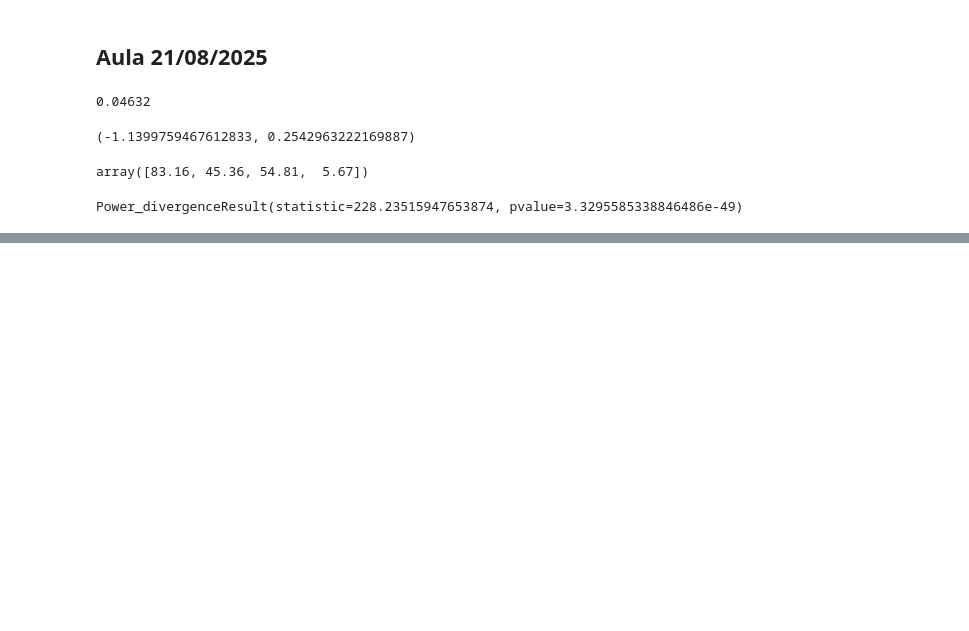
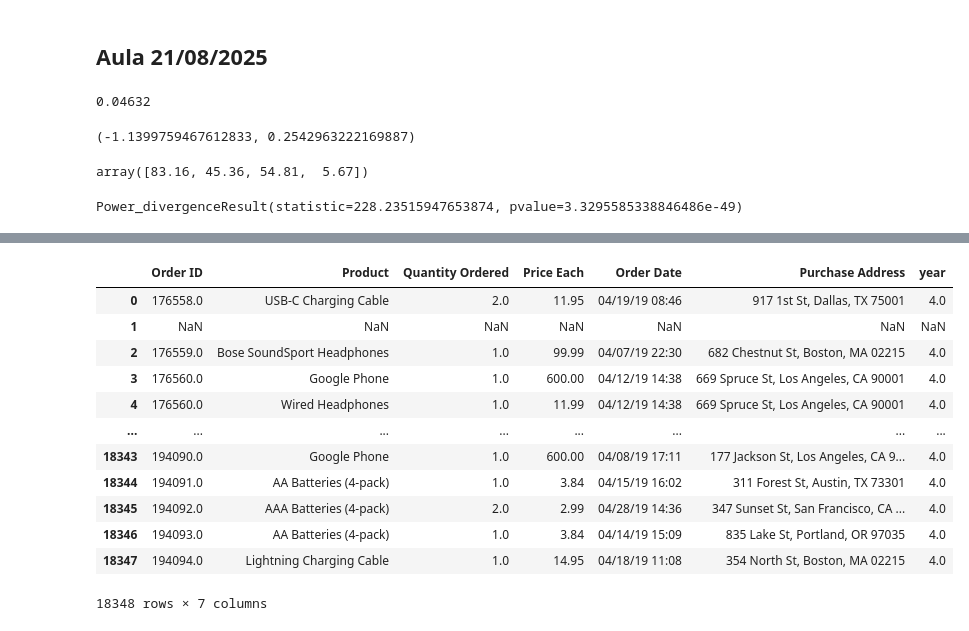
Before and after one commit to guilhermeribeirofag/cd_fag, a Jupyter notebook: teste.ipynb, the cells around one changed output, grey strips where cells are left out. Saved outputs shown, nothing was run; the diff lists cells and outputs as text; code cells hidden in the pictures; blank space fills up the shorter version.

```diff
--- a/teste.ipynb
+++ b/teste.ipynb
@@ -610,0 +756,17 @@ Power_divergenceResult(statistic=228.23515947653874, pvalue=3.3295585338846486e-
+# %%
+df['year'] = pd.to_datetime(df['Order Date']).dt.year
+df
+# %% [output]
+|  | Order ID | Product | Quantity Ordered | Price Each | Order Date | Purchase Address | year |
+| 0 | 176558.0 | USB-C Charging Cable | 2.0 | 11.95 | 04/19/19 08:46 | 917 1st St, Dallas, TX 75001 | 4.0 |
+| 1 | NaN | NaN | NaN | NaN | NaN | NaN | NaN |
+| 2 | 176559.0 | Bose SoundSport Headphones | 1.0 | 99.99 | 04/07/19 22:30 | 682 Chestnut St, Boston, MA 02215 | 4.0 |
+| 3 | 176560.0 | Google Phone | 1.0 | 600.00 | 04/12/19 14:38 | 669 Spruce St, Los Angeles, CA 90001 | 4.0 |
+| 4 | 176560.0 | Wired Headphones | 1.0 | 11.99 | 04/12/19 14:38 | 669 Spruce St, Los Angeles, CA 90001 | 4.0 |
+| ... | ... | ... | ... | ... | ... | ... | ... |
+| 18343 | 194090.0 | Google Phone | 1.0 | 600.00 | 04/08/19 17:11 | 177 Jackson St, Los Angeles, CA 9... | 4.0 |
+| 18344 | 194091.0 | AA Batteries (4-pack) | 1.0 | 3.84 | 04/15/19 16:02 | 311 Forest St, Austin, TX 73301 | 4.0 |
+| 18345 | 194092.0 | AAA Batteries (4-pack) | 2.0 | 2.99 | 04/28/19 14:36 | 347 Sunset St, San Francisco, CA ... | 4.0 |
+| 18346 | 194093.0 | AA Batteries (4-pack) | 1.0 | 3.84 | 04/14/19 15:09 | 835 Lake St, Portland, OR 97035 | 4.0 |
+| 18347 | 194094.0 | Lightning Charging Cable | 1.0 | 14.95 | 04/18/19 11:08 | 354 North St, Boston, MA 02215 | 4.0 |
+18348 rows × 7 columns
```
Also changed, not shown: parts of 19 cells of this notebook, 5 other files.
